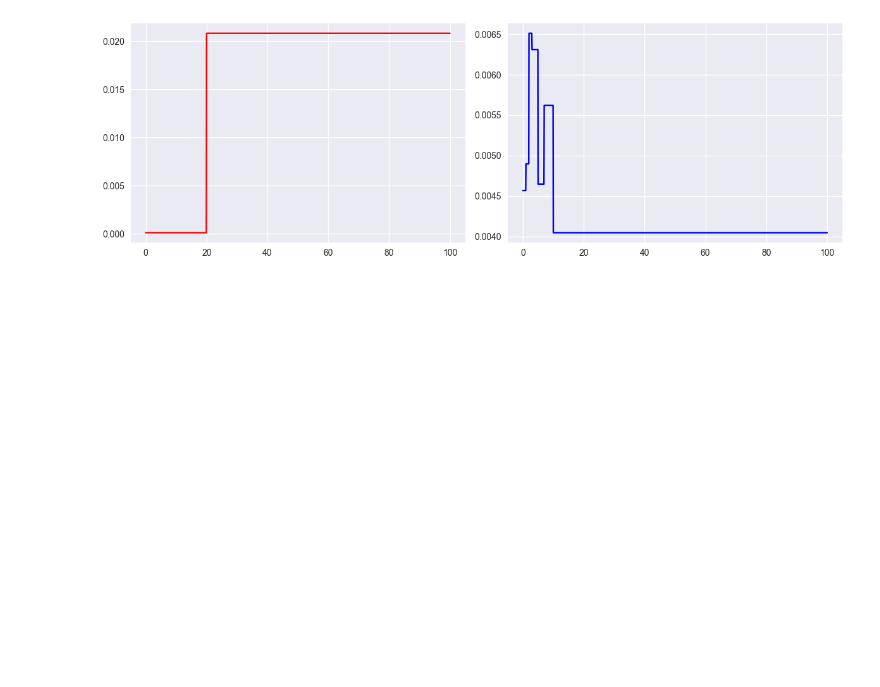
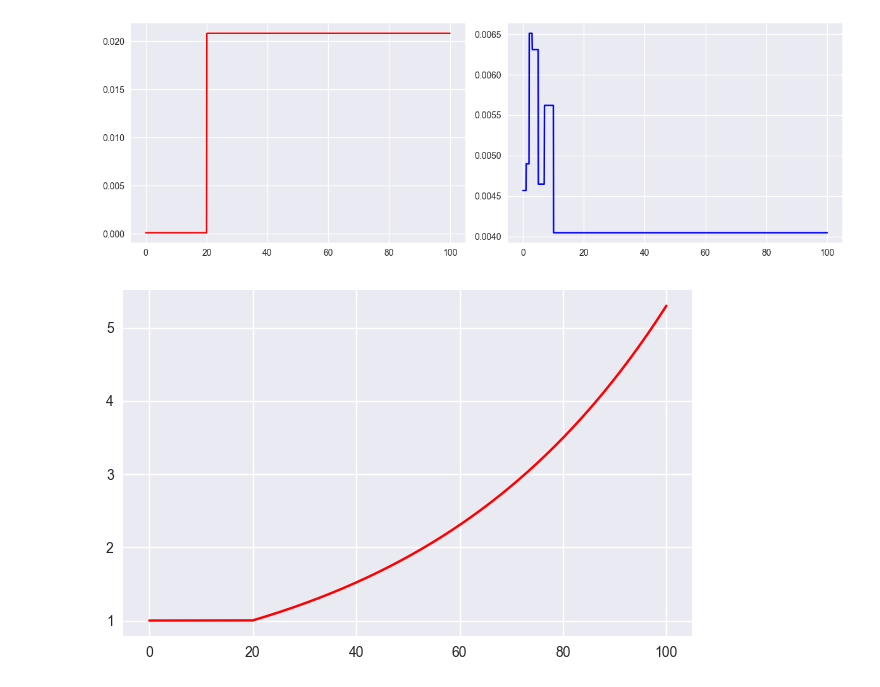
Before and after one commit to lee3jjang/esg, a Jupyter notebook: 테스트.ipynb, the cells around one changed output. Saved outputs shown, nothing was run; the diff lists cells and outputs as text; code cells hidden in the pictures; blank space fills up the shorter version.

```diff
--- a/테스트.ipynb
+++ b/테스트.ipynb
@@ -91,3 +91,40 @@ fig.tight_layout()
 plt.show()
 # %% [output]
 [figure]
+# %%
+class HullWhite:
+
+    def __init__(self, curve: SmithWilson):
+        self.curve = curve
+
+    def E(self, t: float) -> float:
+        if t<0: raise Exception("t 입력 오류")
+        elif t<=20: integral = 0.0001*t
+        else: integral = 0.0001*20+0.02082*(t-20)
+        value = np.exp(integral)
+        return value
+
+    def B(self, t: float, T: float) -> float:
+        if t<0 or T<t:
+            raise Exception('(t, T) 입력 오류')
+        elif t<=20 and T<=20:
+            value = 1/0.0001*(1-np.exp(-0.0001*(T-t)))
+        elif t<=20 and T>20:
+            value = 1/0.0001*(1-np.exp(-0.0001*(20-t)))+1/0.02082*(np.exp(-0.02082*20)-np.exp(-0.02082*T))*np.exp(0.0001*t)
+        elif t>20 and T>20:
+            value = 1/0.02082*(1-np.exp(-0.02082*(T-t)))
+        return value
+# %%
+hw = HullWhite(sw)
+
+fig = plt.figure(figsize=(12, 4))
+
+ax0 = fig.add_subplot(121)
+t = np.arange(0, 100+1e-6, 1/12)
+e = np.array([hw.E(s) for s in t])
+ax0.plot(t, e, c='red')
+
+fig.tight_layout()
+plt.show()
+# %% [output]
+[figure, added]
```
Also changed, not shown: parts of 2 cells of this notebook.
